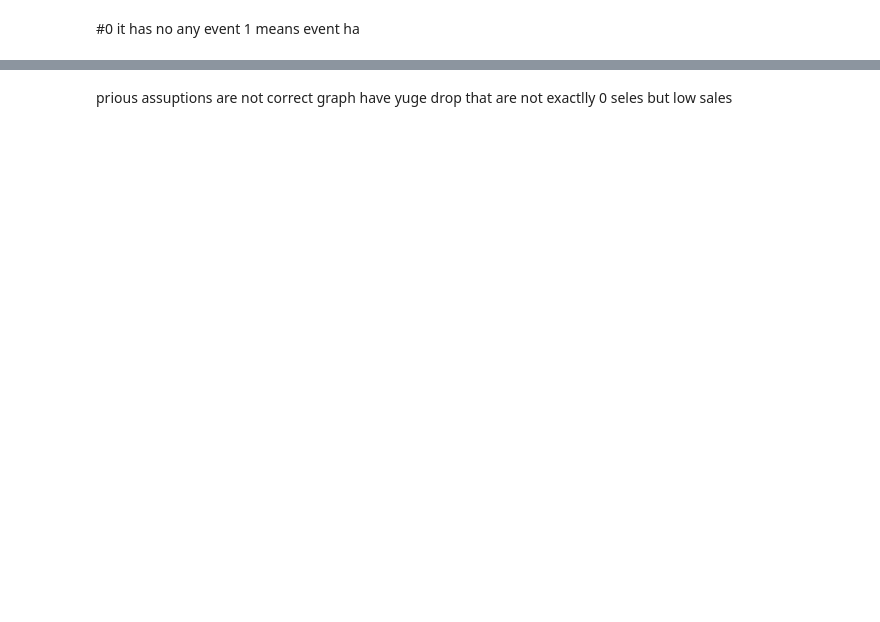
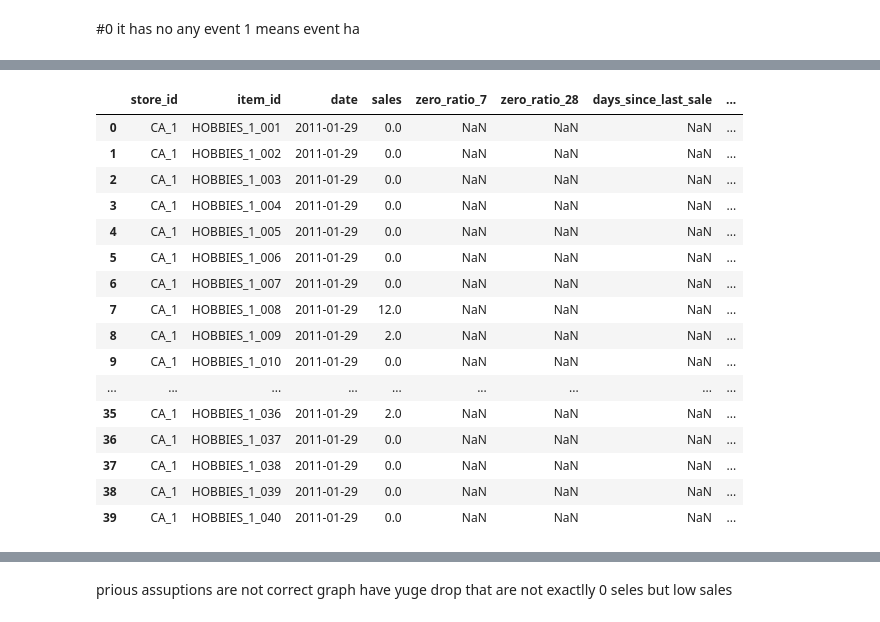
Before and after one commit to Annu881/Store-level-demand-forcaster, a Jupyter notebook: EDA.ipynb, the cells around one changed output, grey strips where cells are left out. Saved outputs shown, nothing was run; the diff lists cells and outputs as text; code cells hidden in the pictures; blank space fills up the shorter version.

```diff
--- a/EDA.ipynb
+++ b/EDA.ipynb
@@ -566,20 +814,19 @@ display(
 # %% [markdown]
 #0 it has no any event 1 means event ha
 # %%
-long_sales["snap"].np.select(
+long_sales["snap"] = np.select(
     [
-        long_sales["state_id"]=="CA",
-        long_sales["state_id"]=="TX",
-        long_sales["state_id"]=="WI"
+        long_sales["state_id"] == "CA",
+        long_sales["state_id"] == "TX",
+        long_sales["state_id"] == "WI",
     ],
     [
         long_sales["snap_CA"],
         long_sales["snap_TX"],
         long_sales["snap_WI"],
-
     ],
-    default=0
-)
+    default=0,
+).astype("int8")
 
 print(long_sales["snap"].value_counts())
 
@@ -633,57 +933,63 @@ NameError: name 'long_sales' is not defined
 # %%
-# demand /intermittency featers
-group_cols=["store_id","item_id"]
+# Demand / intermittency features
 
-# Previous 7 days ka zero-sales ratio
+group_cols = ["store_id", "item_id"]
+
+# Previous 7 and 28 days' zero-sales ratios
 long_sales["zero_ratio_7"] = (
     long_sales
     .groupby(group_cols)["sales"]
-    .transform(
-        lambda x: x.shift(1).eq(0).rolling(7).mean()
-    )
+    .transform(lambda values: values.shift(1).eq(0).rolling(7).mean())
 )
 
-# Previous 28 days ka zero-sales ratio
 long_sales["zero_ratio_28"] = (
     long_sales
     .groupby(group_cols)["sales"]
-    .transform(
-        lambda x: x.shift(1).eq(0).rolling(28).mean()
-    )
+    .transform(lambda values: values.shift(1).eq(0).rolling(28).mean())
 )
 
-# Previous sale kab hui thi?
+# Days since the most recent sale before the current day
 last_sale_date = (
     long_sales["date"]
     .where(long_sales["sales"] > 0)
-    .groupby(
-        [long_sales["store_id"], long_sales["item_id"]]
-    )
+    .groupby([long_sales["store_id"], long_sales["item_id"]])
     .ffill()
-)
-
-# Current day's sale ko use na karne ke liye shift
-last_sale_date = (
-    last_sale_date
-    .groupby(
-        [long_sales["store_id"], long_sales["item_id"]]
-    )
+    .groupby([long_sales["store_id"], long_sales["item_id"]])
     .shift(1)
 )
 
+long_sales["no_previous_sale"] = last_sale_date.isna().astype("int8")
 long_sales["days_since_last_sale"] = (
     long_sales["date"] - last_sale_date
 ).dt.days
 
 display(
     long_sales[
         [
             "store_id", "item_id", "date", "sales",
             "zero_ratio_7", "zero_ratio_28",
-            "days_since_last_sale"
+            "days_since_last_sale", "no_previous_sale",
         ]
     ].head(40)
 )
+# %% [output]
+|  | store_id | item_id | date | sales | zero_ratio_7 | zero_ratio_28 | days_since_last_sale | ... |
+| 0 | CA_1 | HOBBIES_1_001 | 2011-01-29 | 0.0 | NaN | NaN | NaN | ... |
+| 1 | CA_1 | HOBBIES_1_002 | 2011-01-29 | 0.0 | NaN | NaN | NaN | ... |
+| 2 | CA_1 | HOBBIES_1_003 | 2011-01-29 | 0.0 | NaN | NaN | NaN | ... |
+| 3 | CA_1 | HOBBIES_1_004 | 2011-01-29 | 0.0 | NaN | NaN | NaN | ... |
+| 4 | CA_1 | HOBBIES_1_005 | 2011-01-29 | 0.0 | NaN | NaN | NaN | ... |
+| 5 | CA_1 | HOBBIES_1_006 | 2011-01-29 | 0.0 | NaN | NaN | NaN | ... |
+| 6 | CA_1 | HOBBIES_1_007 | 2011-01-29 | 0.0 | NaN | NaN | NaN | ... |
+| 7 | CA_1 | HOBBIES_1_008 | 2011-01-29 | 12.0 | NaN | NaN | NaN | ... |
+| 8 | CA_1 | HOBBIES_1_009 | 2011-01-29 | 2.0 | NaN | NaN | NaN | ... |
+| 9 | CA_1 | HOBBIES_1_010 | 2011-01-29 | 0.0 | NaN | NaN | NaN | ... |
+| ... | ... | ... | ... | ... | ... | ... | ... | ... |
+| 35 | CA_1 | HOBBIES_1_036 | 2011-01-29 | 2.0 | NaN | NaN | NaN | ... |
+| 36 | CA_1 | HOBBIES_1_037 | 2011-01-29 | 0.0 | NaN | NaN | NaN | ... |
+| 37 | CA_1 | HOBBIES_1_038 | 2011-01-29 | 0.0 | NaN | NaN | NaN | ... |
+| 38 | CA_1 | HOBBIES_1_039 | 2011-01-29 | 0.0 | NaN | NaN | NaN | ... |
+| 39 | CA_1 | HOBBIES_1_040 | 2011-01-29 | 0.0 | NaN | NaN | NaN | ... |
 # %%
 # Calculate demand statistics for each store-item series
 
```
Also changed, not shown: parts of 59 cells of this notebook.
